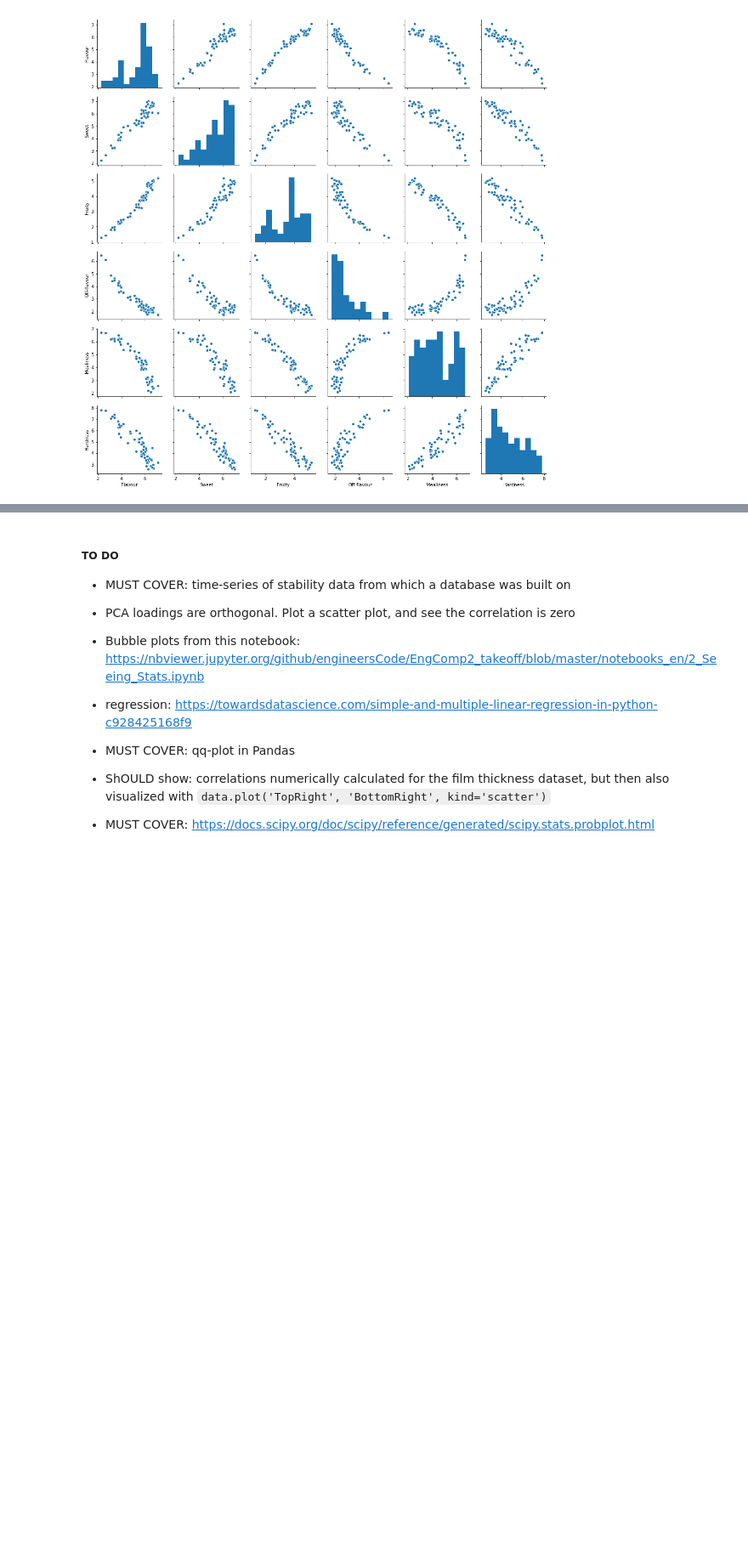
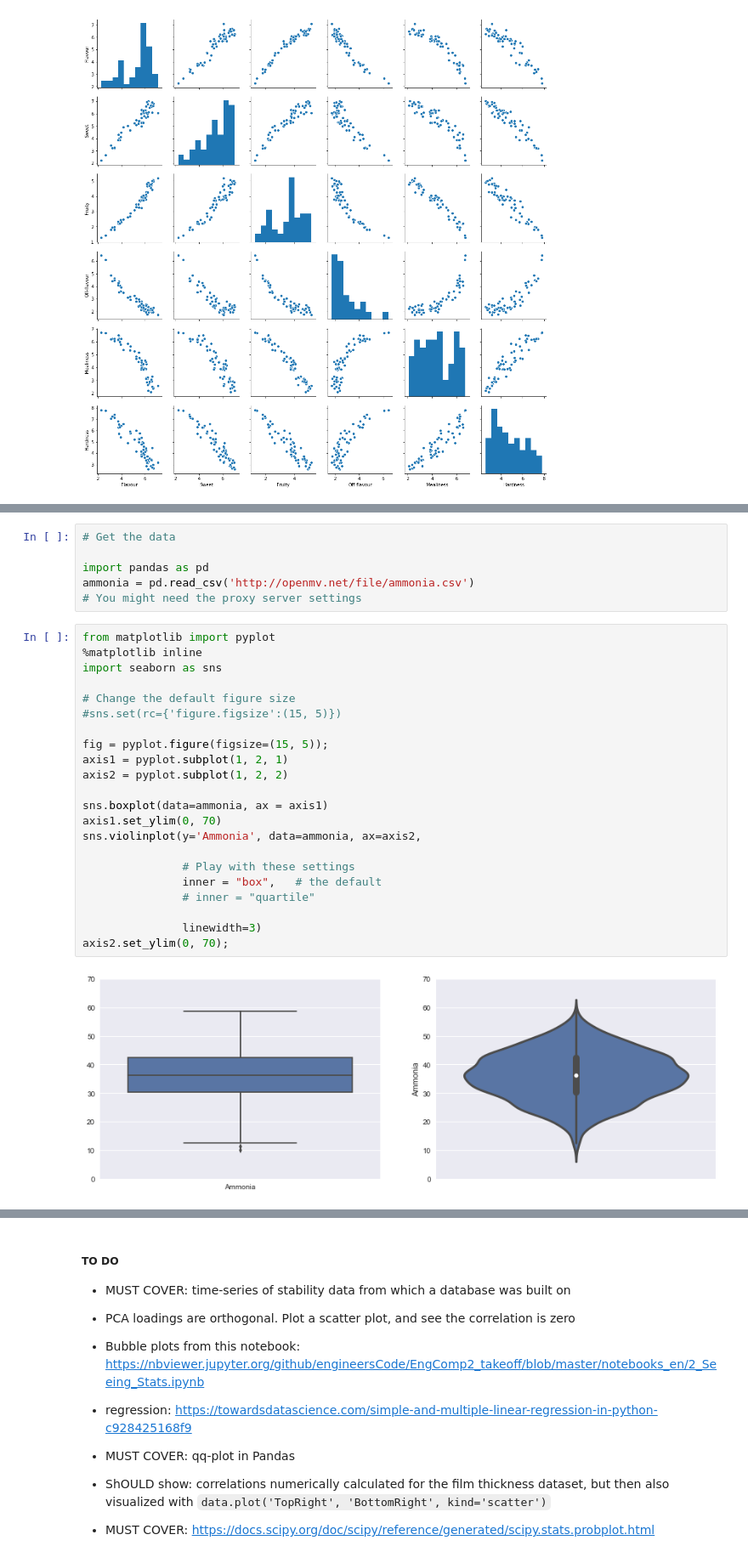
Before and after one commit to kgdunn/python-basic-notebooks, a Jupyter notebook: Module-10-interactive.ipynb, the cells around one changed output, grey strips where cells are left out. Shown at 85% size. Saved outputs shown, nothing was run; the diff lists cells and outputs as text; blank space fills up the shorter version.

Commit message:
Added violin and swarm plot; raincloud plot still to be added

```diff
--- a/Module-10-interactive.ipynb
+++ b/Module-10-interactive.ipynb
@@ -659,0 +662,30 @@ sns.pairplot(judges);
+# %%
+# Get the data
+
+import pandas as pd
+ammonia = pd.read_csv('http://openmv.net/file/ammonia.csv')
+# You might need the proxy server settings
+# %%
+from matplotlib import pyplot
+%matplotlib inline
+import seaborn as sns
+
+# Change the default figure size
+#sns.set(rc={'figure.figsize':(15, 5)})
+
+fig = pyplot.figure(figsize=(15, 5));
+axis1 = pyplot.subplot(1, 2, 1)
+axis2 = pyplot.subplot(1, 2, 2)
+
+sns.boxplot(data=ammonia, ax = axis1)
+axis1.set_ylim(0, 70)
+sns.violinplot(y='Ammonia', data=ammonia, ax=axis2,
+
+               # Play with these settings
+               inner = "box",   # the default
+               # inner = "quartile"
+
+               linewidth=3)
+axis2.set_ylim(0, 70);
+# %% [output]
+[figure, added]
```
Also changed, not shown: parts of 5 cells of this notebook, 1 other file.
